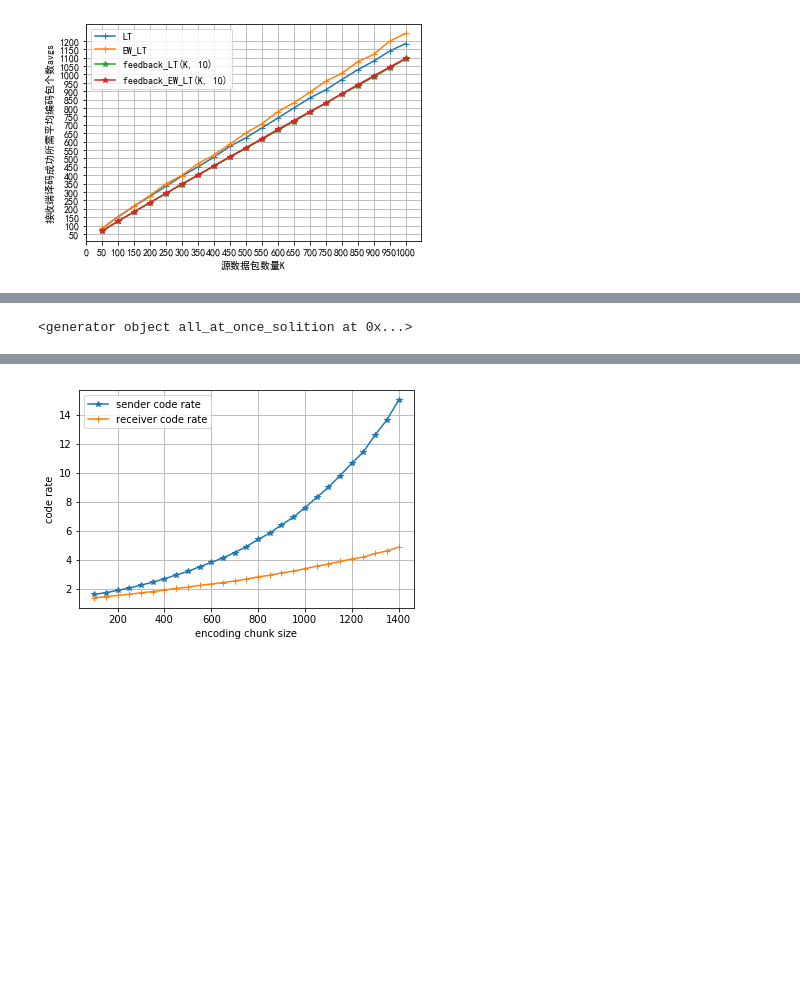
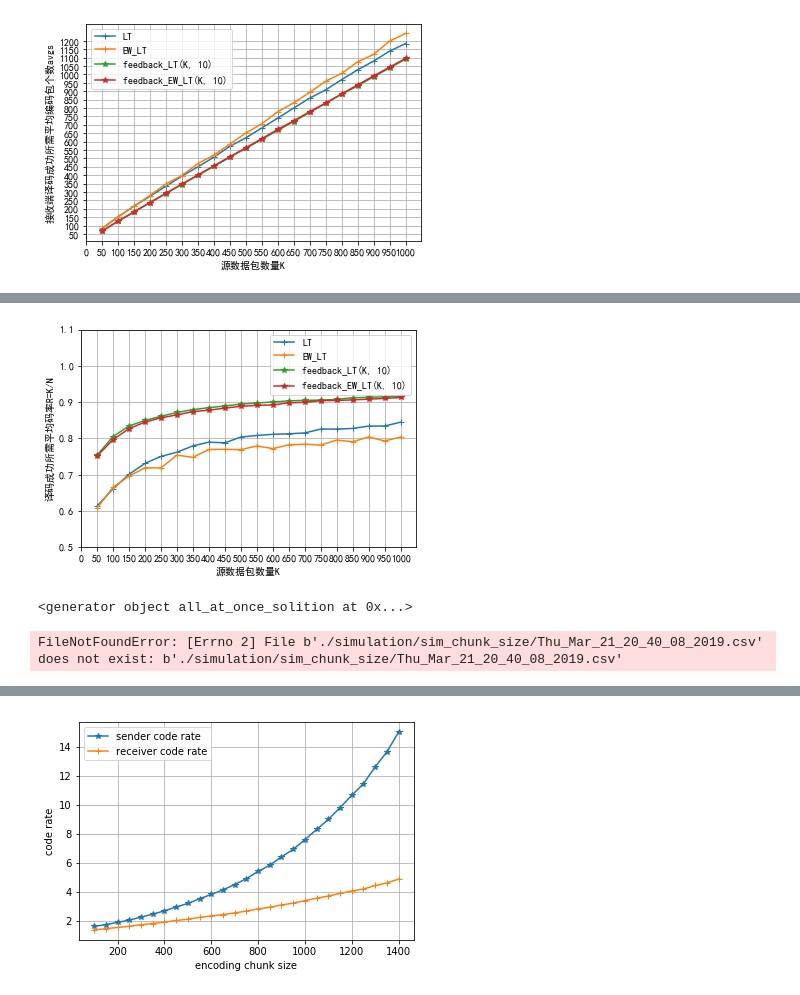
Before and after one commit to alanpengz/fountaincode_simulation, a Jupyter notebook: plot_chunk_size.ipynb, the cells around one changed output, grey strips where cells are left out. Saved outputs shown, nothing was run; the diff lists cells and outputs as text; code cells hidden in the pictures; blank space fills up the shorter version.

```diff
--- a/plot_chunk_size.ipynb
+++ b/plot_chunk_size.ipynb
@@ -148,3 +170,43 @@ plt.savefig('./simulation/K-avgs' +time.asctime().replace(' ', '_').replace(':',
+# %%
+# K与接收完成所需平均编码效率关系(K=[50,1000], 100次
+# K与接收完成所需平均编码包数avgs关系(K=[50,1000], 100次
+df = pd.read_csv('./simulation/avgs_Sat_Dec__5_23_10_47_2020.csv')
+K = df['K']
+avgs = df['avgs']
+code_rate = [float(K[i]/avgs[i]) for i in range(len(K))]
+
+df1 = pd.read_csv('./simulation/feedback_avgs_Sat_Dec__5_23_55_19_2020.csv')
+K1 = df1['K']
+avgs1 = df1['avgs']
+code_rate1 = [float(K1[i]/avgs1[i]) for i in range(K1.shape[0])]
+
+df2 = pd.read_csv('./simulation/EW_avgs_Sun_Dec__6_17_15_55_2020.csv')
+K2 = df2['K']
+avgs2 = df2['avgs']
+code_rate2 = [float(K2[i]/avgs2[i]) for i in range(K2.shape[0])]
+
+df3 = pd.read_csv('./simulation/feedback_EW_avgs_Sun_Dec__6_18_00_15_2020.csv')
+K3 = df3['K']
+avgs3 = df3['avgs']
+code_rate3 = [float(K3[i]/avgs3[i]) for i in range(K3.shape[0])]
+
+
+# RSD(0.03, 0.05)
+plt.plot(K, code_rate, marker='+', label='LT')
+plt.plot(K2, code_rate2, marker='+', label='EW_LT')
+plt.plot(K1, code_rate1, marker='*', label='feedback_LT(K, 10)')
+plt.plot(K3, code_rate3, marker='*', label='feedback_EW_LT(K, 10)')
+# plt.plot(K4, avgs4, marker='o', label='feedback_EW_LT(K, 10)')
+
+plt.xticks(range(0, 1000+50, 50))
+plt.yticks(np.arange(0.5, 1.1, 0.1))
+plt.xlabel('源数据包数量K')
+plt.ylabel('译码成功所需平均码率R=K/N')
+plt.legend()
+plt.grid()
+plt.savefig('./simulation/K-coderate'+ '.pdf')
+# %% [output]
+[figure, added]
 # %%
 def all_at_once_solition(K):
     d = [ii + 1 for ii in range(K)]
@@ -171,6 +233,8 @@ plt.legend()
 plt.grid()
 plt.savefig('./simulation/sim_chunk_size/drop_vs_noDrop.pdf')
 # plt.show()
+# %% [output]
+FileNotFoundError: [Errno 2] File b'./simulation/sim_chunk_size/Thu_Mar_21_20_40_08_2019.csv' does not exist: b'./simulation/sim_chunk_size/Thu_Mar_21_20_40_08_2019.csv'
 # %%
 K =100
 k = range(1, K+1, 1)
```
Also changed, not shown: parts of 4 cells of this notebook, 37 other files.
